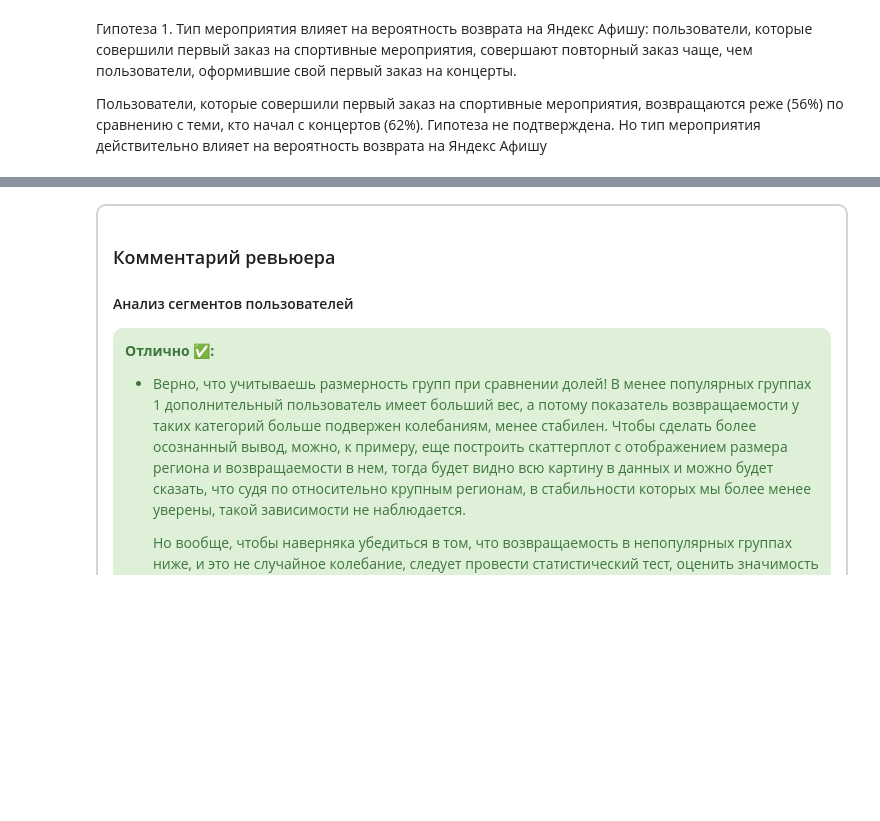
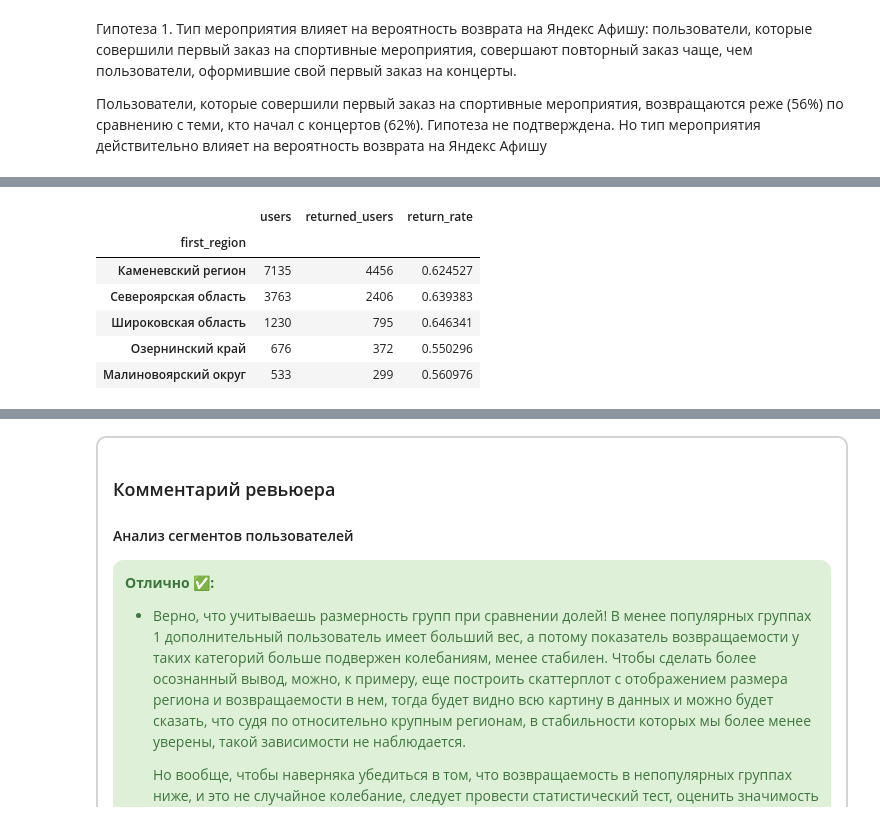
Before and after one commit to bensenser/afisha-analytics, a Jupyter notebook: b689e788-5b12-464d-9438-af0736e3047d.ipynb, the cells around one changed output, grey strips where cells are left out. Saved outputs shown, nothing was run; the diff lists cells and outputs as text; code cells hidden in the pictures; blank space fills up the shorter version.

```diff
--- a/final project module 2.ipynb
+++ b/b689e788-5b12-464d-9438-af0736e3047d.ipynb
@@ -1413,9 +1368,9 @@ print(data_region)
 # %%
 region_stats = (
-    data_region.groupby('region_name')
+    user_profile.groupby('first_region')
     .agg(
-        users=('user_id', 'nunique'),          # количество уникальных пользователей
-        returned_users=('is_returned', 'sum')  # сколько вернулось
+        users=('user_id', 'count'),          # количество уникальных пользователей
+        returned_users=('is_two', 'sum')  # сколько вернулось
     )
 )
 # %%
@@ -1427,6 +1390,14 @@ region_stats.head()
 # %%
-top_regions = region_stats.head(10)
-print(top_regions)
+top_regions = region_stats.sort_values('users', ascending=False)
+top_regions.head()
+# %% [output]
+|  | users | returned_users | return_rate |
+| first_region |  |  |  |
+| Каменевский регион | 7135 | 4456 | 0.624527 |
+| Североярская область | 3763 | 2406 | 0.639383 |
+| Широковская область | 1230 | 795 | 0.646341 |
+| Озернинский край | 676 | 372 | 0.550296 |
+| Малиновоярский округ | 533 | 299 | 0.560976 |
 # %%
 plt.figure(figsize=(10,6))
 sns.scatterplot(
```
Also changed, not shown: parts of 8 cells of this notebook.
